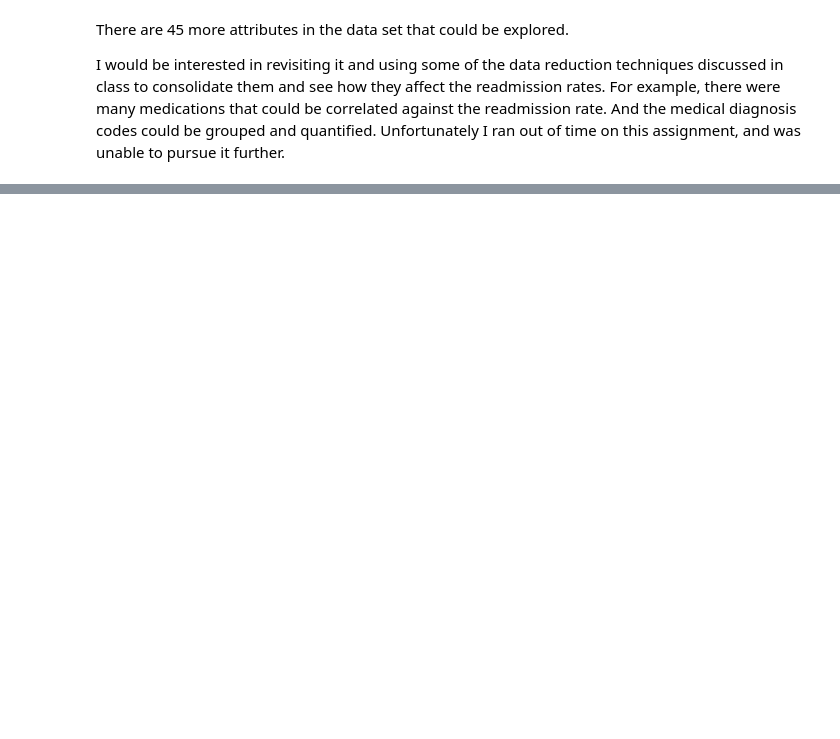
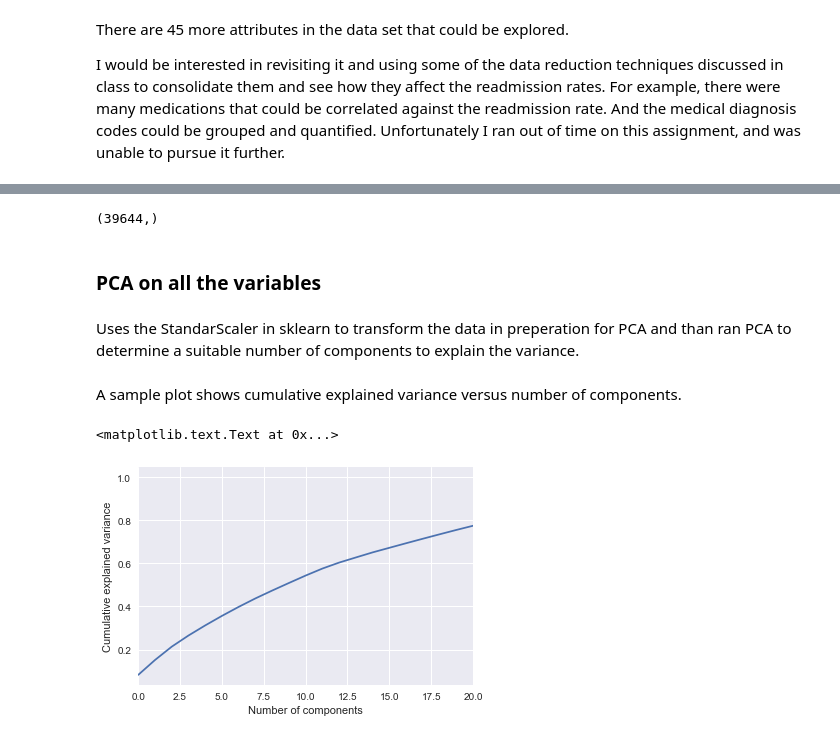
Before and after one commit to prolix-prose/MSDS7331-GroupProject, a Jupyter notebook: OnlineNewsPopularityLab1.ipynb, the cells around one changed output, grey strips where cells are left out. Saved outputs shown, nothing was run; the diff lists cells and outputs as text; code cells hidden in the pictures; blank space fills up the shorter version.

```diff
--- a/OnlineNewsPopularityLab1.ipynb
+++ b/OnlineNewsPopularityLab1.ipynb
@@ -405,0 +522,3 @@ $x=5$
+# %%
+cols.insert(0, cols.pop(cols.index(' shares')))
+cols
@@ -405,0 +545,3 @@ $x=5$
+# %%
+df_drop = df_drop.reindex(columns= cols)
+df_drop.head()
@@ -405,0 +558,5 @@ $x=5$
+# %%
+X = df_drop.iloc[:,1:59].values
+y = df_drop.iloc[:,0].values
+X
+np.shape(X)
@@ -405,0 +567,24 @@ $x=5$
+# %%
+y
+np.shape(y)
+# %% [output]
+(39644,)
+# %% [markdown]
+### PCA on all the variables
+# %% [markdown]
+Uses the StandarScaler in sklearn to transform the data in preperation for PCA and than ran PCA to determine a suitable number of components to explain the variance.
+# %%
+from sklearn.preprocessing import StandardScaler
+X_std = StandardScaler().fit_transform(X)
+# %% [markdown]
+A sample plot shows cumulative explained variance versus number of components.
+# %%
+from sklearn.decomposition import PCA
+pca = PCA().fit(X_std)
+plt.plot(np.cumsum(pca.explained_variance_ratio_))
+plt.xlim(0,20,1)
+plt.xlabel('Number of components')
+plt.ylabel('Cumulative explained variance')
+# %% [output]
+<matplotlib.text.Text at 0x...>
+[figure, added]
```
Also changed, not shown: parts of 156 cells of this notebook, 1 other file.
